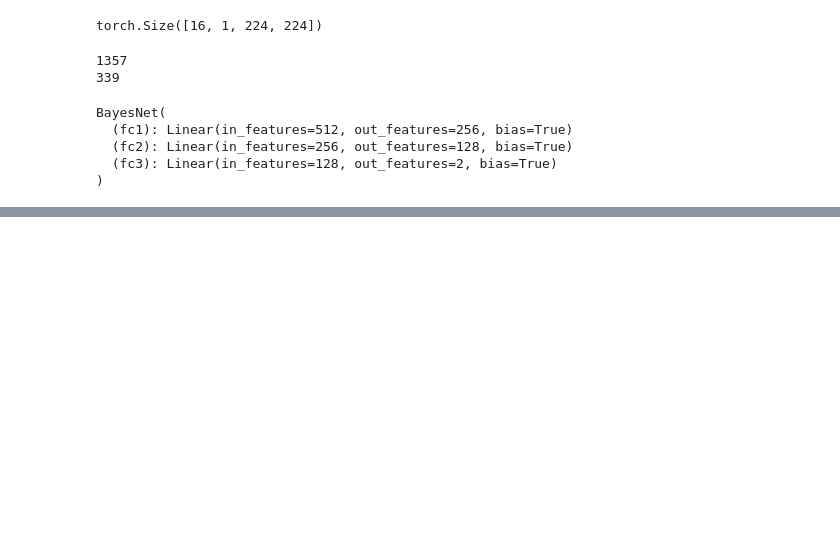
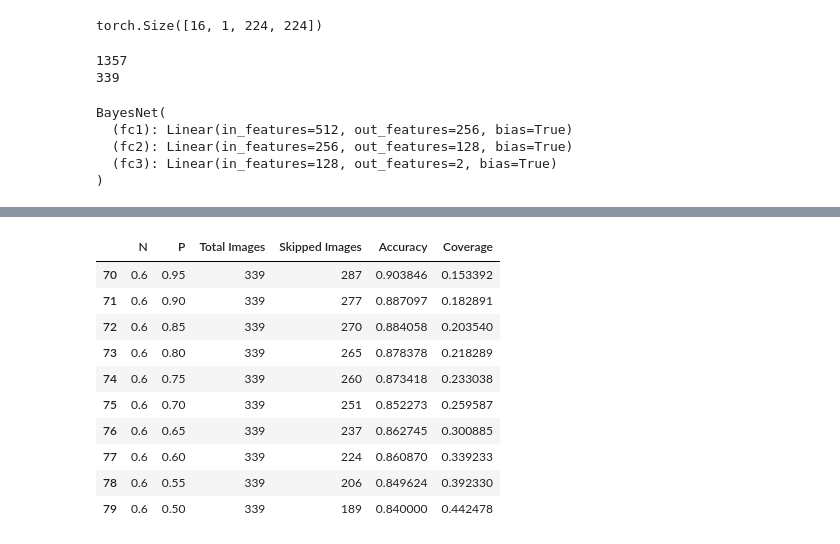
Before and after one commit to atabas/Major-Research-Project, a Jupyter notebook: ddsm_experiment_cropped_cv.ipynb, the cells around one changed output, grey strips where cells are left out. Drawn from its saved outputs; the diff is of its cells as text; code cells hidden in the pictures; blank space fills up the shorter version.

```diff
--- a/ddsm_experiment_cropped_cv.ipynb
+++ b/ddsm_experiment_cropped_cv.ipynb
@@ -1267,0 +706,14 @@ KeyboardInterrupt: ignored
+# %%
+results_df[results_df['N'] == 0.6]
+# %% [output]
+|  | N | P | Total Images | Skipped Images | Accuracy | Coverage |
+| 70 | 0.6 | 0.95 | 339 | 287 | 0.903846 | 0.153392 |
+| 71 | 0.6 | 0.90 | 339 | 277 | 0.887097 | 0.182891 |
+| 72 | 0.6 | 0.85 | 339 | 270 | 0.884058 | 0.203540 |
+| 73 | 0.6 | 0.80 | 339 | 265 | 0.878378 | 0.218289 |
+| 74 | 0.6 | 0.75 | 339 | 260 | 0.873418 | 0.233038 |
+| 75 | 0.6 | 0.70 | 339 | 251 | 0.852273 | 0.259587 |
+| 76 | 0.6 | 0.65 | 339 | 237 | 0.862745 | 0.300885 |
+| 77 | 0.6 | 0.60 | 339 | 224 | 0.860870 | 0.339233 |
+| 78 | 0.6 | 0.55 | 339 | 206 | 0.849624 | 0.392330 |
+| 79 | 0.6 | 0.50 | 339 | 189 | 0.840000 | 0.442478 |
```
Also changed, not shown: parts of 53 cells of this notebook.
